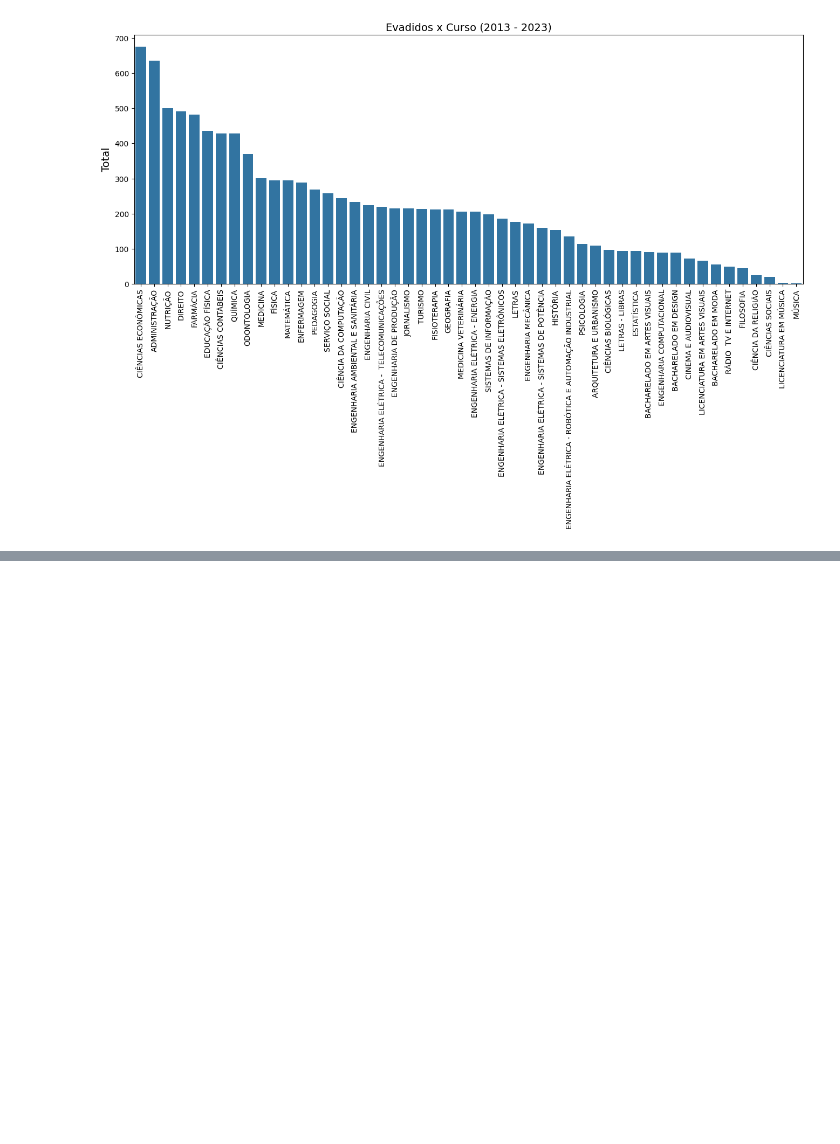
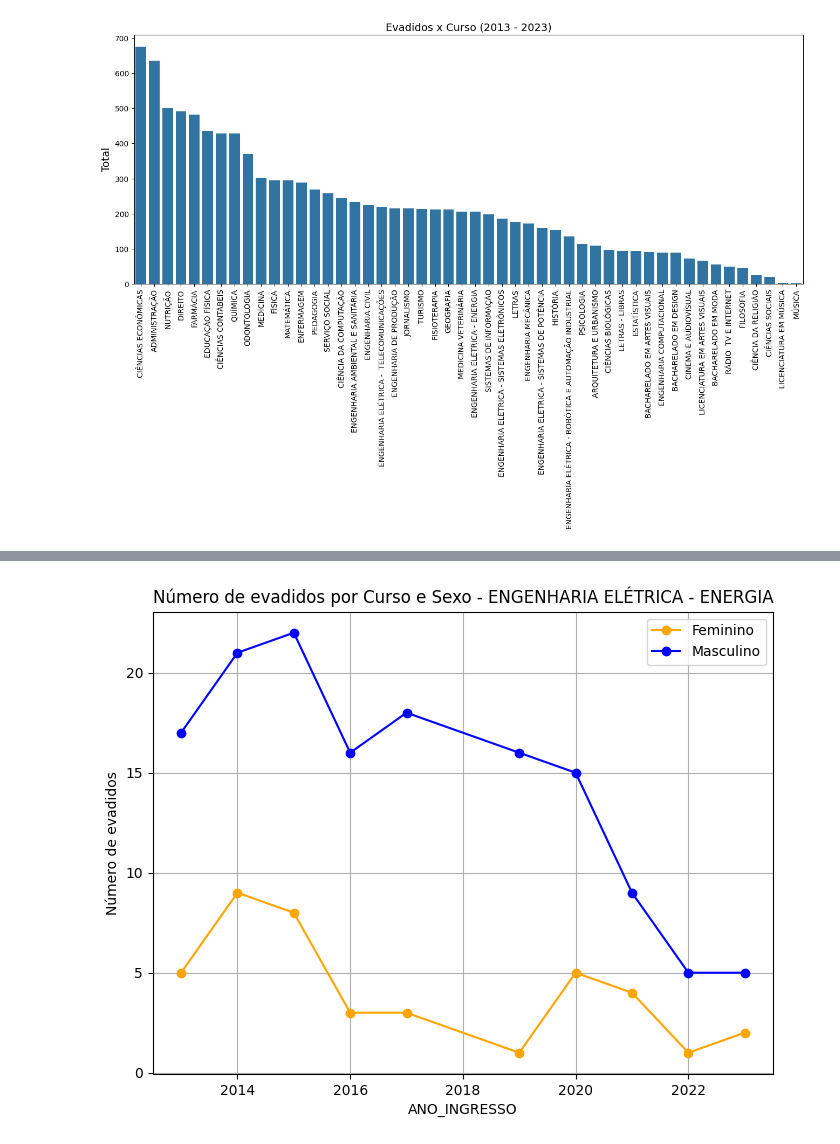
Before and after one commit to heliomacedofilho/projetos-do-bootcamp-analise-de-dados-enap-2023, a Jupyter notebook: analise_da_evasao_estudantil/projeto_final.ipynb, the cells around one changed output, grey strips where cells are left out. Cells and saved outputs as stored; diff of their text form; code cells hidden in the pictures; blank space fills up the shorter version.

Commit message:
Mais gráficos.

```diff
--- a/analise_da_evasao_estudantil/projeto_final.ipynb
+++ b/analise_da_evasao_estudantil/projeto_final.ipynb
@@ -259,0 +289,31 @@ evasao_por_grupo(df_ingressantes_apos_2012, 'Grupo A')
+# %%
+def qtt_evadidos_por_sexo(df_ingressantes_apos_2012, filtro, sexo):
+    df = df_ingressantes_apos_2012.loc[df_ingressantes_apos_2012['SITUACAO'] == 'Evadido']
+    df1 = df.loc[df_ingressantes_apos_2012['SEXO'] == sexo]
+    return df1.groupby('CURSO_NOME')[filtro].value_counts()
+# %%
+def evadido_vs_sexo_por_filtro(df_ingressantes, filtro, curso):
+    qtt_feminino_por_filtro = qtt_evadidos_por_sexo(df_ingressantes, filtro, 'F')
+    qtt_masculino_por_filtro = qtt_evadidos_por_sexo(df_ingressantes, filtro, 'M')
+    df = pd.merge(qtt_feminino_por_filtro, qtt_masculino_por_filtro,
+                                      how='left', on=['CURSO_NOME', filtro], suffixes=('_feminino', '_masculino')).fillna(0)
+
+    df = df.loc[curso].sort_index()
+
+    plt.figure(figsize=(8, 6))
+
+    # Plotando as linhas para diferentes sexos
+    plt.plot(df.index, df['count_feminino'], marker='o', label='Feminino', color='orange')
+    plt.plot(df.index, df['count_masculino'], marker='o', label='Masculino', color='blue')
+
+    plt.xlabel(filtro)
+    plt.ylabel('Número de evadidos')
+    plt.title(f'Número de evadidos por Curso e Sexo - {curso}')
+    plt.legend()  # Adiciona a legenda ao gráfico
+
+    plt.grid(True)
+    plt.show()
+# %%
+evadido_vs_sexo_por_filtro(df_ingressantes_apos_2012, 'ANO_INGRESSO', 'ENGENHARIA ELÉTRICA - ENERGIA')
+# %% [output]
+[figure, added]
```
Also changed, not shown: parts of 4 cells of this notebook.
